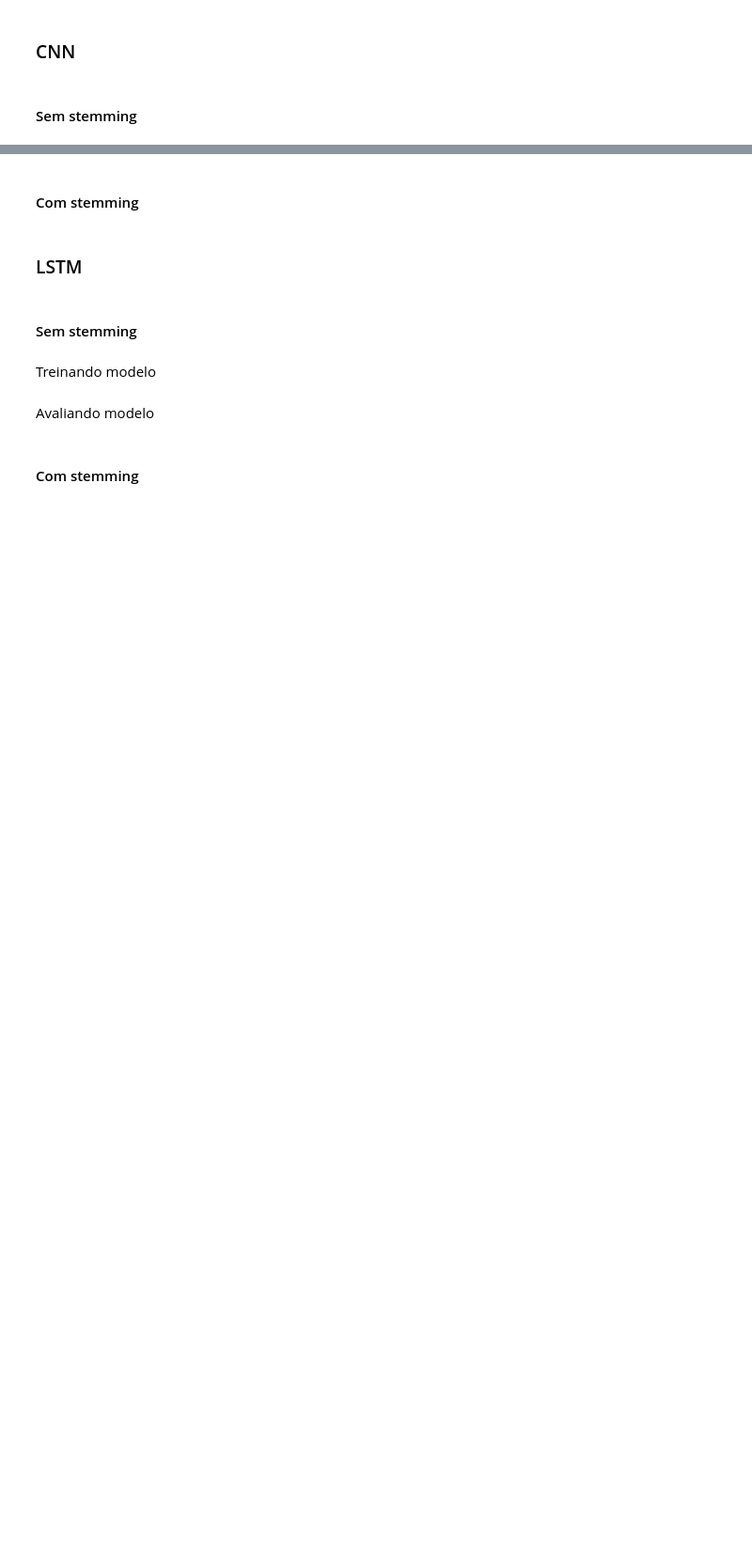
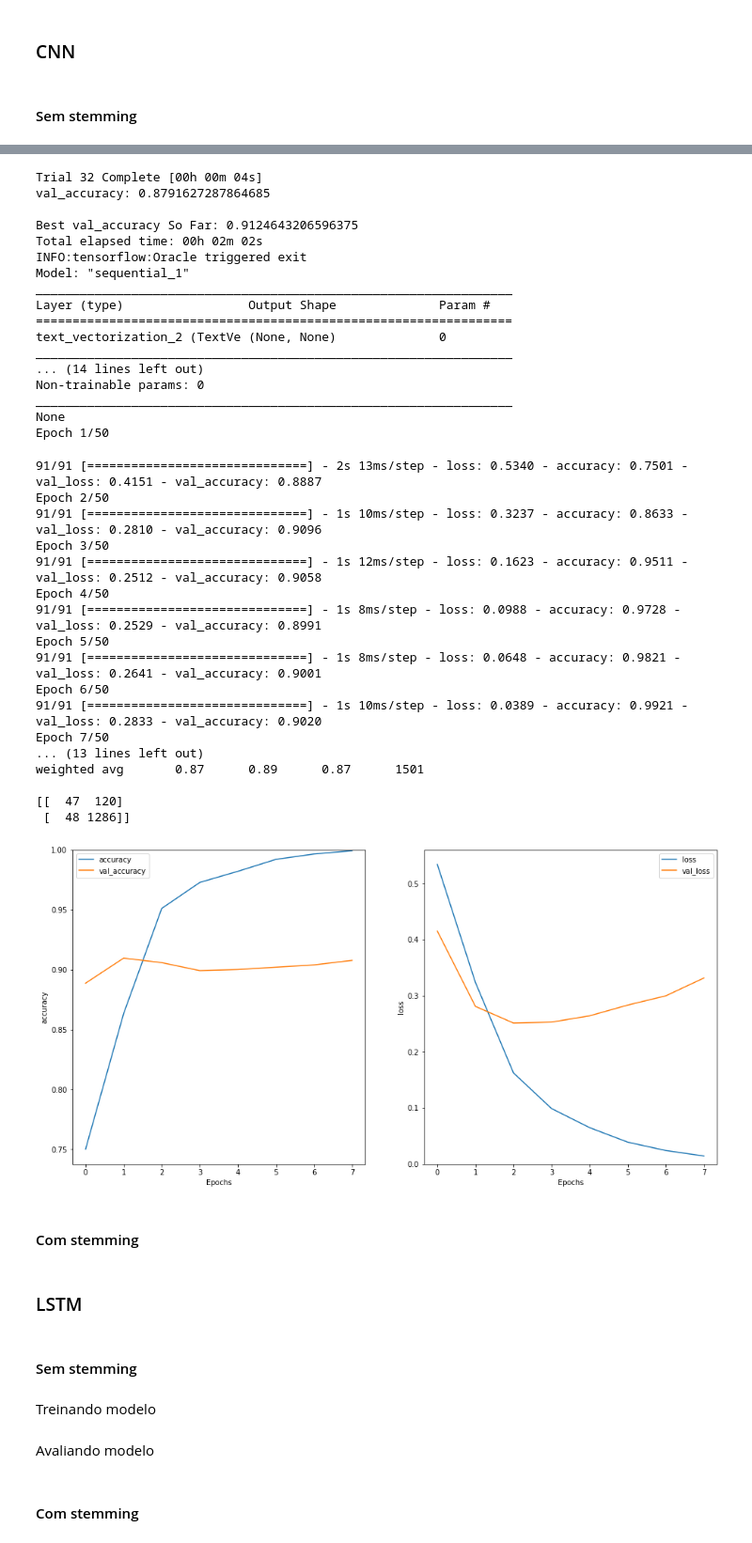
Before and after one commit to mariamaOlive/sentiment-analysis, a Jupyter notebook: classificadores.ipynb, the cells around one changed output, grey strips where cells are left out. Shown at 94% size. Saved outputs shown, nothing was run; the diff lists cells and outputs as text; code cells hidden in the pictures; blank space fills up the shorter version.

```diff
--- a/classificadores.ipynb
+++ b/classificadores.ipynb
@@ -150,2 +106,8 @@ y_test = y_test.to_numpy()
+# %%
+#Unbalanced dataset
+X_train, X_valid, X_test, y_train, y_valid, y_test = dataset_split.split_data(df_pp)
+
+#Balanced dataset
+X_train_b, X_valid_b, X_test_b, y_train_b, y_valid_b, y_test_b = dataset_split.split_data(df_pp, True)
 # %% [markdown]
 Transformando tokens em string
@@ -440,2 +327,41 @@ plt.ylim(0, None)
+# %%
+# Balanceado
+pipeline_cnn_lstm("cnn_b",X_train_join_b[0], y_train_b, X_valid_join_b[0], y_valid_b, X_test_join_b[0], y_test_b)
+# %% [output]
+Trial 32 Complete [00h 00m 04s]
+val_accuracy: 0.8791627287864685
+
+Best val_accuracy So Far: 0.9124643206596375
+Total elapsed time: 00h 02m 02s
+INFO:tensorflow:Oracle triggered exit
+Model: "sequential_1"
+_________________________________________________________________
+Layer (type)                 Output Shape              Param #
+=================================================================
+text_vectorization_2 (TextVe (None, None)              0
+_________________________________________________________________
+... (14 lines left out)
+Non-trainable params: 0
+_________________________________________________________________
+None
+Epoch 1/50
+91/91 [==============================] - 2s 13ms/step - loss: 0.5340 - accuracy: 0.7501 - val_loss: 0.4151 - val_accuracy: 0.8887
+Epoch 2/50
+91/91 [==============================] - 1s 10ms/step - loss: 0.3237 - accuracy: 0.8633 - val_loss: 0.2810 - val_accuracy: 0.9096
+Epoch 3/50
+91/91 [==============================] - 1s 12ms/step - loss: 0.1623 - accuracy: 0.9511 - val_loss: 0.2512 - val_accuracy: 0.9058
+Epoch 4/50
+91/91 [==============================] - 1s 8ms/step - loss: 0.0988 - accuracy: 0.9728 - val_loss: 0.2529 - val_accuracy: 0.8991
+Epoch 5/50
+91/91 [==============================] - 1s 8ms/step - loss: 0.0648 - accuracy: 0.9821 - val_loss: 0.2641 - val_accuracy: 0.9001
+Epoch 6/50
+91/91 [==============================] - 1s 10ms/step - loss: 0.0389 - accuracy: 0.9921 - val_loss: 0.2833 - val_accuracy: 0.9020
+Epoch 7/50
+... (13 lines left out)
+weighted avg       0.87      0.89      0.87      1501
+
+[[  47  120]
+ [  48 1286]]
+[figure, added]
 # %% [markdown]
 #### Com stemming
```
Also changed, not shown: parts of 56 cells of this notebook, 2 other files.
